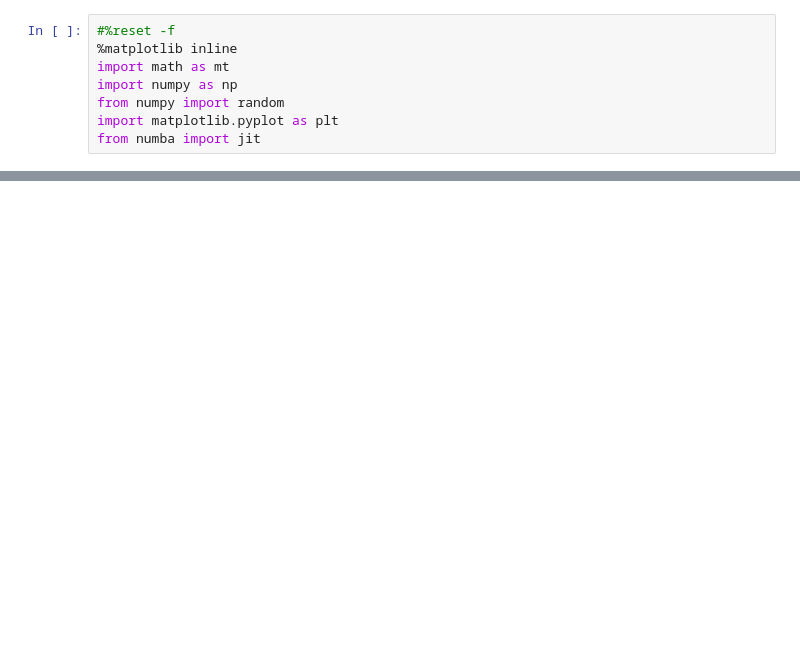
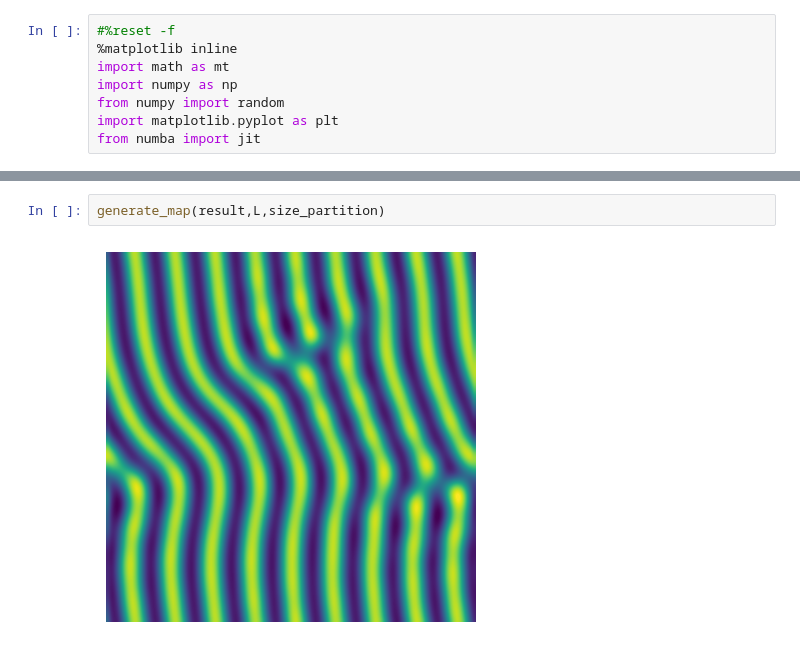
Before and after one commit to Miguel-neuron/Turing-Patterns-2D, a Jupyter notebook: Turing_Patterns_Schnakenberg_2D.ipynb, the cells around one changed output, grey strips where cells are left out. Cells and saved outputs as stored; diff of their text form; blank space fills up the shorter version.

```diff
--- a/Turing_Patterns_Schnakenberg_2D.ipynb
+++ b/Turing_Patterns_Schnakenberg_2D.ipynb
@@ -126,0 +162,4 @@ grafico.generar_grafico()
+# %%
+generate_map(result,L,size_partition)
+# %% [output]
+[figure, added]
```
Also changed, not shown: parts of 6 cells of this notebook.
